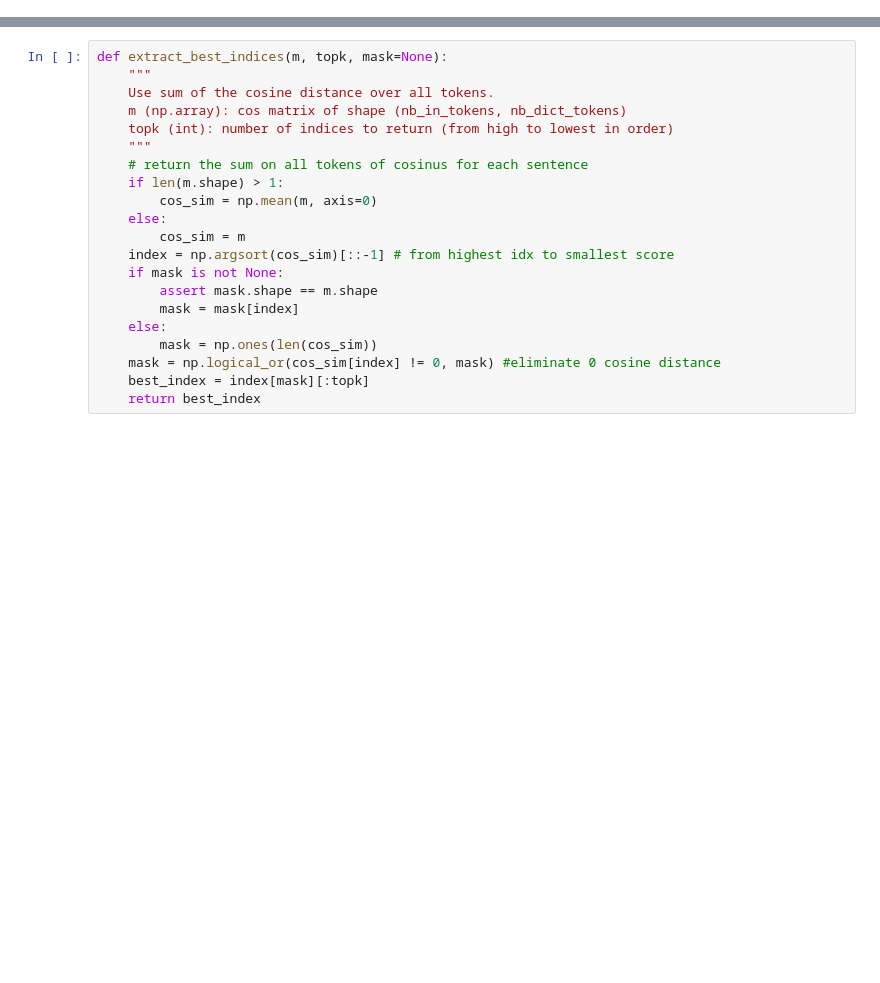
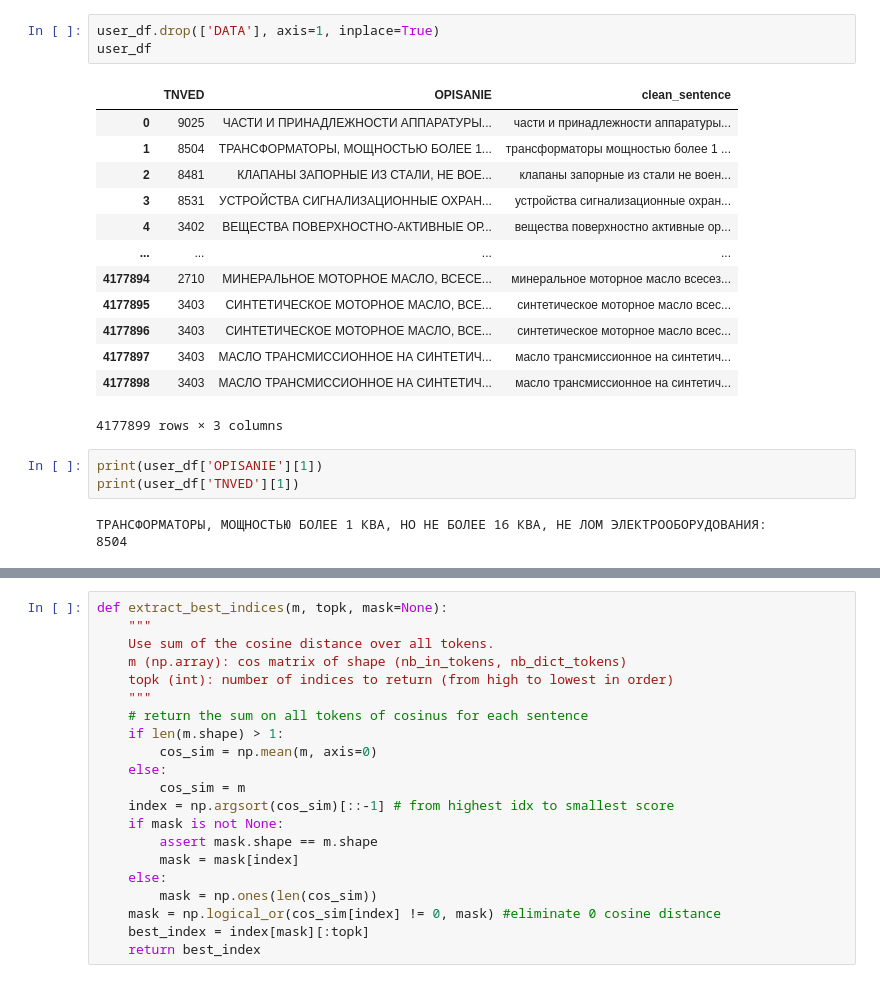
Before and after one commit to qTemiO/Frontier-Control, a Jupyter notebook: notes/rec_sys.ipynb, the cells around one changed output, grey strips where cells are left out. Saved outputs shown, nothing was run; the diff lists cells and outputs as text; blank space fills up the shorter version.

```diff
--- a/notes/rec_sys.ipynb
+++ b/notes/rec_sys.ipynb
@@ -19,0 +77,23 @@ df_raw.drop_duplicates(inplace=True)
+# %%
+user_df.drop(['DATA'], axis=1, inplace=True)
+user_df
+# %% [output]
+|  | TNVED | OPISANIE | clean_sentence |
+| 0 | 9025 | ЧАСТИ И ПРИНАДЛЕЖНОСТИ АППАРАТУРЫ... | части и принадлежности аппаратуры... |
+| 1 | 8504 | ТРАНСФОРМАТОРЫ, МОЩНОСТЬЮ БОЛЕЕ 1... | трансформаторы мощностью более 1 ... |
+| 2 | 8481 | КЛАПАНЫ ЗАПОРНЫЕ ИЗ СТАЛИ, НЕ ВОЕ... | клапаны запорные из стали не воен... |
+| 3 | 8531 | УСТРОЙСТВА СИГНАЛИЗАЦИОННЫЕ ОХРАН... | устройства сигнализационные охран... |
+| 4 | 3402 | ВЕЩЕСТВА ПОВЕРХНОСТНО-АКТИВНЫЕ ОР... | вещества поверхностно активные ор... |
+| ... | ... | ... | ... |
+| 4177894 | 2710 | МИНЕРАЛЬНОЕ МОТОРНОЕ МАСЛО, ВСЕСЕ... | минеральное моторное масло всесез... |
+| 4177895 | 3403 | СИНТЕТИЧЕСКОЕ МОТОРНОЕ МАСЛО, ВСЕ... | синтетическое моторное масло всес... |
+| 4177896 | 3403 | СИНТЕТИЧЕСКОЕ МОТОРНОЕ МАСЛО, ВСЕ... | синтетическое моторное масло всес... |
+| 4177897 | 3403 | МАСЛО ТРАНСМИССИОННОЕ НА СИНТЕТИЧ... | масло трансмиссионное на синтетич... |
+| 4177898 | 3403 | МАСЛО ТРАНСМИССИОННОЕ НА СИНТЕТИЧ... | масло трансмиссионное на синтетич... |
+4177899 rows × 3 columns
+# %%
+print(user_df['OPISANIE'][1])
+print(user_df['TNVED'][1])
+# %% [output]
+ТРАНСФОРМАТОРЫ, МОЩНОСТЬЮ БОЛЕЕ 1 КВА, НО НЕ БОЛЕЕ 16 КВА, НЕ ЛОМ ЭЛЕКТРООБОРУДОВАНИЯ:
+8504
```
Also changed, not shown: parts of 22 cells of this notebook, 20 other files.
